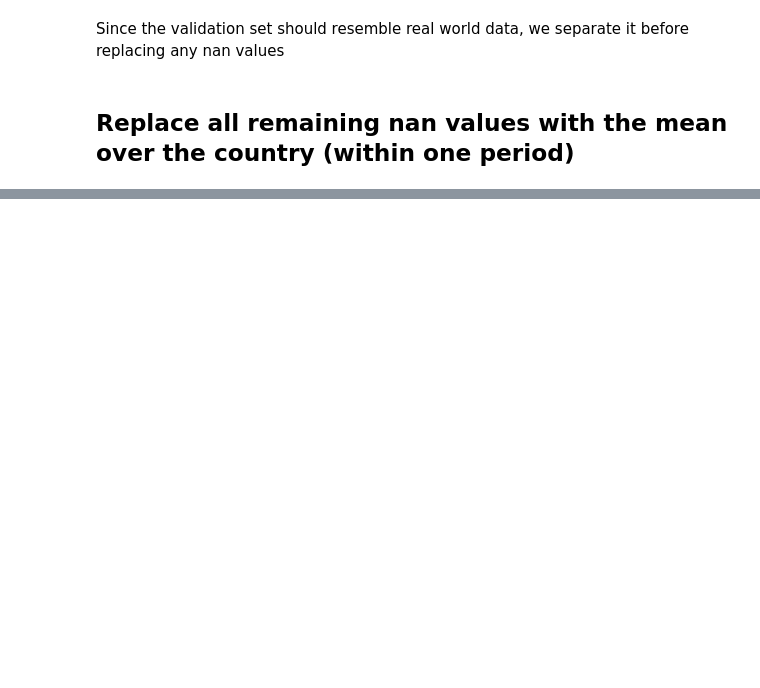
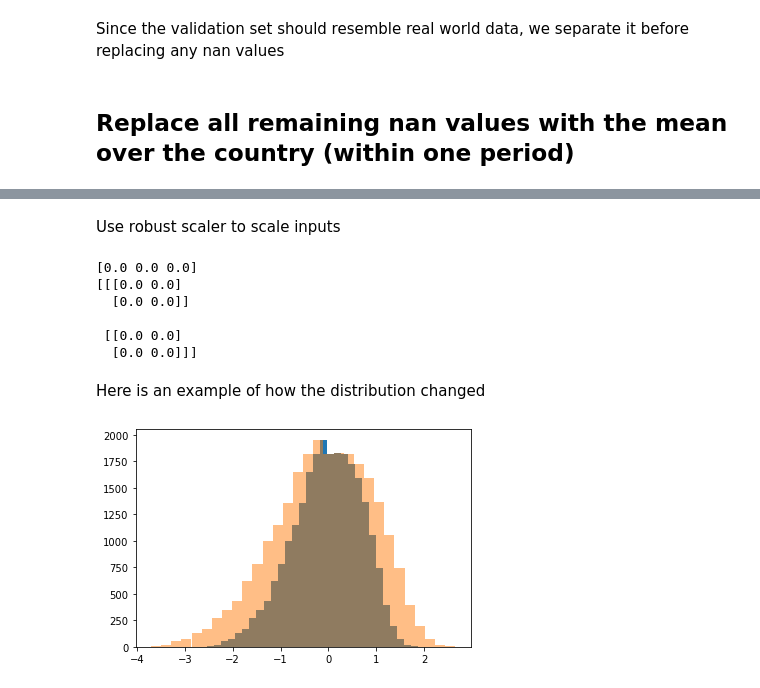
Before and after one commit to Kiril94/AMAS, a Jupyter notebook: Project/Preprocessing.ipynb, the cells around one changed output, grey strips where cells are left out. Cells and saved outputs as stored; diff of their text form; code cells hidden in the pictures; blank space fills up the shorter version.

```diff
--- a/Project/Preprocessing.ipynb
+++ b/Project/Preprocessing.ipynb
@@ -197,0 +193,10 @@ Input.head(2)
+# %%
+Std_periods1 = []
+Train_periods2 = []
+for i in range(8):
+    #inner merge
+    std_period = Train_periods1[i].merge(Std_periods[i], how = 'inner')
+    std_period.sort_values(['A3', 'Year'], ascending=[True, True])#sort
+    Train_periods2.append(std_period.iloc[:,:12])#split up again
+    Std_periods1.append(std_period.iloc[:,list(range(2))+list(range(12,18))])
+    #now the df are in the same order
@@ -197,0 +230,6 @@ Input.head(2)
+# %%
+Train_all = np.concatenate(Train_reshaped_list, axis = 0)
+# %%
+#all samples, up until last year, all feats except year andcountry
+X_train = Train_all[:,:-1,2:,0]#last dimension is singleton
+Y_train = Train_all[:,-1,-1,0]#all samples, last year, last feature(ref_num)
@@ -197,0 +278,27 @@ Input.head(2)
+# %% [markdown]
+Use robust scaler to scale inputs
+# %%
+#scale the training set and use this params to scale test and val
+#we'll scale a feature across all samples and timesteps
+#thus we have to reshape to (n_samples*timesteps, features), scale
+#1. Reshape
+tr_shape = X_train.shape
+X_train_temp = np.reshape(
+    X_train,(tr_shape[0]*tr_shape[1], tr_shape[2]), order = 'F')
+#test if reshaping works as expected
+length = tr_shape[0]
+print(X_train[0,:,0]-X_train_temp[[0, length, 2*length],0])#yes
+#test if original shape is retained
+X_train_n = np.reshape(X_train_temp, X_train.shape, order = 'F')#yes
+print(X_train_n[:2,:2,:2]- X_train[:2,:2,:2])
+#2. Scale
+transformer = RobustScaler().fit(X_train_temp)
+X_train_scaled = transformer.transform(X_train_temp)
+X_train_final = np.reshape(X_train_scaled, X_train.shape, order = 'F')
+# %% [output]
+[0.0 0.0 0.0]
+[[[0.0 0.0]
+  [0.0 0.0]]
+
+ [[0.0 0.0]
+  [0.0 0.0]]]
@@ -197,0 +319,7 @@ Input.head(2)
+# %% [markdown]
+Here is an example of how the distribution changed
+# %%
+_ = plt.hist(X_train_scaled[:,2],30)
+_ = plt.hist(X_train_temp[:,2],30, alpha = .5)
+# %% [output]
+[figure, added]
```
Also changed, not shown: parts of 47 cells of this notebook, 1 other file.
